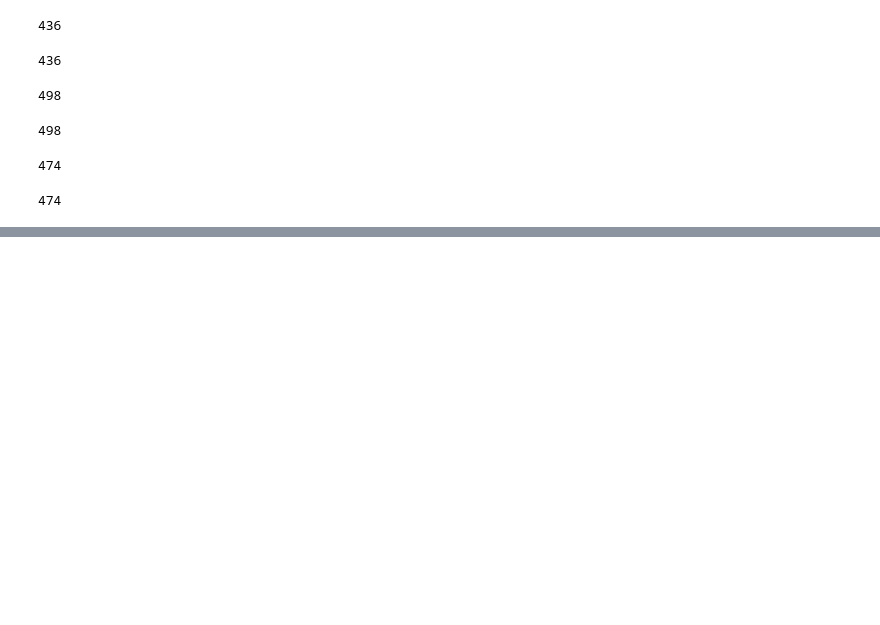
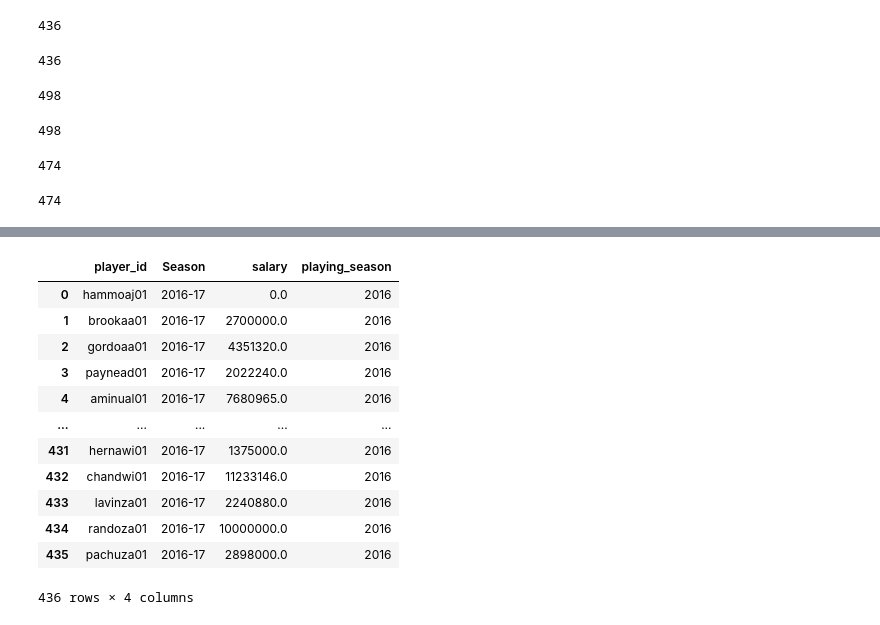
Before and after one commit to asitkumar26/nba-player-analytics, a Jupyter notebook: Pre-processing/preprocessing_data/explore_data_salary_2016_19.ipynb, the cells around one changed output, grey strips where cells are left out. Saved outputs shown, nothing was run; the diff lists cells and outputs as text; code cells hidden in the pictures; blank space fills up the shorter version.

```diff
--- a/Pre-processing/preprocessing_data/explore_data_salary_2016_19.ipynb
+++ b/Pre-processing/preprocessing_data/explore_data_salary_2016_19.ipynb
@@ -281,0 +423,19 @@ len(player_salary_2016_to_2019_df[player_salary_2016_to_2019_df['Season'] == "20
+# %%
+# Change Column Names
+player_salary_201617_clean_df = player_salary_201617_clean_df.rename(columns={"Player_ID":"player_id"})
+player_salary_201617_clean_df = player_salary_201617_clean_df.rename(columns={"Salary":"salary"})
+player_salary_201617_clean_df
+# %% [output]
+|  | player_id | Season | salary | playing_season |
+| 0 | hammoaj01 | 2016-17 | 0.0 | 2016 |
+| 1 | brookaa01 | 2016-17 | 2700000.0 | 2016 |
+| 2 | gordoaa01 | 2016-17 | 4351320.0 | 2016 |
+| 3 | paynead01 | 2016-17 | 2022240.0 | 2016 |
+| 4 | aminual01 | 2016-17 | 7680965.0 | 2016 |
+| ... | ... | ... | ... | ... |
+| 431 | hernawi01 | 2016-17 | 1375000.0 | 2016 |
+| 432 | chandwi01 | 2016-17 | 11233146.0 | 2016 |
+| 433 | lavinza01 | 2016-17 | 2240880.0 | 2016 |
+| 434 | randoza01 | 2016-17 | 10000000.0 | 2016 |
+| 435 | pachuza01 | 2016-17 | 2898000.0 | 2016 |
+436 rows × 4 columns
```
Also changed, not shown: parts of 11 cells of this notebook, 4 other files.
